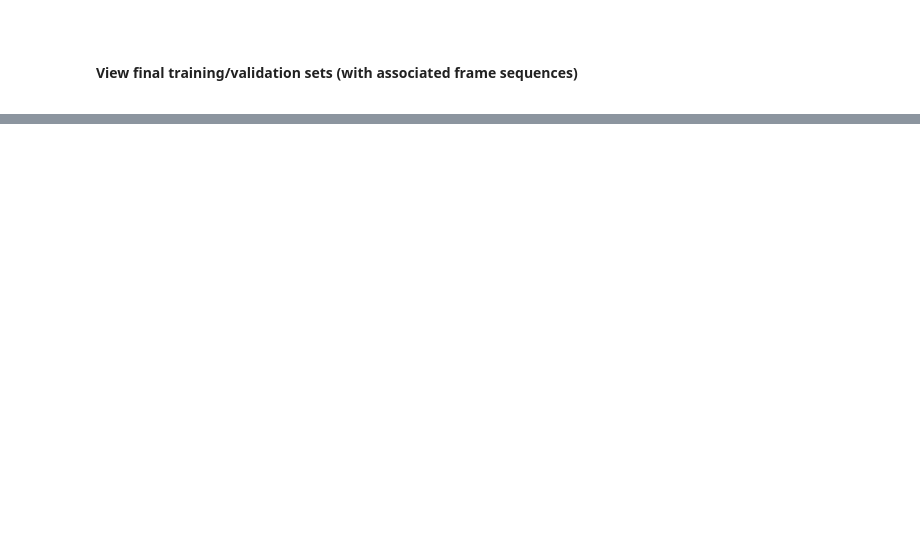
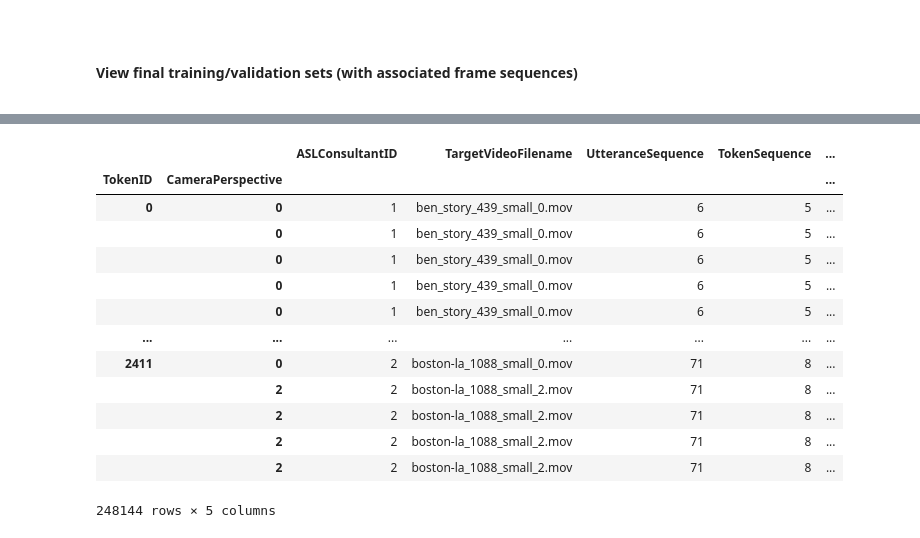
Before and after one commit to sacontreras/fids-capstone-asl-translation, a Jupyter notebook: nb2.ipynb, the cells around one changed output, grey strips where cells are left out. Drawn from its saved outputs; the diff is of its cells as text; code cells hidden in the pictures; blank space fills up the shorter version.

Commit message:
complete training set (training subset that has at least one token/cam perspective observation in validation set, merged with training subset that does not) generation implemented

```diff
--- a/nb2.ipynb
+++ b/nb2.ipynb
@@ -696,0 +758,2 @@ df_val_dctvustsfs__gt__1
+# %%
+df_train_dctvustsfs__all = ib.collect(train_dctvustsfs__all)
@@ -696,0 +762,21 @@ df_val_dctvustsfs__gt__1
+# %%
+df_train_dctvustsfs__all.columns = ['TokenID', 'CameraPerspective', 'ASLConsultantID', 'TargetVideoFilename', 'UtteranceSequence', 'TokenSequence', 'FrameSequence']
+df_train_dctvustsfs__all.set_index(['TokenID', 'CameraPerspective'], inplace=True)
+df_train_dctvustsfs__all.sort_values(axis=0, by=['ASLConsultantID', 'TargetVideoFilename', 'UtteranceSequence', 'TokenSequence', 'FrameSequence'], ignore_index=False, inplace=True)
+df_train_dctvustsfs__all.sort_index(inplace=True)
+df_train_dctvustsfs__all
+# %% [output]
+|  |  | ASLConsultantID | TargetVideoFilename | UtteranceSequence | TokenSequence | ... |
+| TokenID | CameraPerspective |  |  |  |  | ... |
+| 0 | 0 | 1 | ben_story_439_small_0.mov | 6 | 5 | ... |
+|  | 0 | 1 | ben_story_439_small_0.mov | 6 | 5 | ... |
+|  | 0 | 1 | ben_story_439_small_0.mov | 6 | 5 | ... |
+|  | 0 | 1 | ben_story_439_small_0.mov | 6 | 5 | ... |
+|  | 0 | 1 | ben_story_439_small_0.mov | 6 | 5 | ... |
+| ... | ... | ... | ... | ... | ... | ... |
+| 2411 | 0 | 2 | boston-la_1088_small_0.mov | 71 | 8 | ... |
+|  | 2 | 2 | boston-la_1088_small_2.mov | 71 | 8 | ... |
+|  | 2 | 2 | boston-la_1088_small_2.mov | 71 | 8 | ... |
+|  | 2 | 2 | boston-la_1088_small_2.mov | 71 | 8 | ... |
+|  | 2 | 2 | boston-la_1088_small_2.mov | 71 | 8 | ... |
+248144 rows × 5 columns
```
Also changed, not shown: parts of 9 cells of this notebook.
